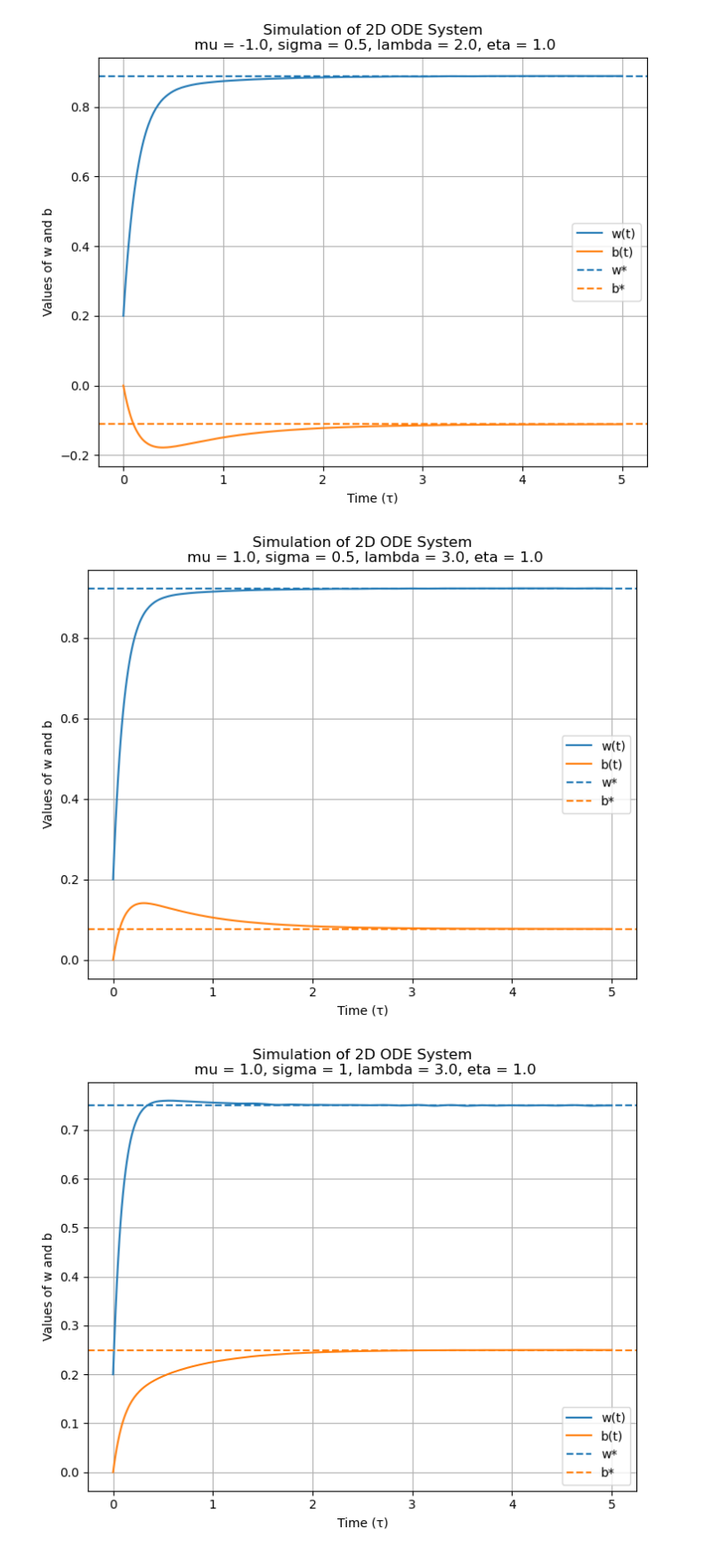
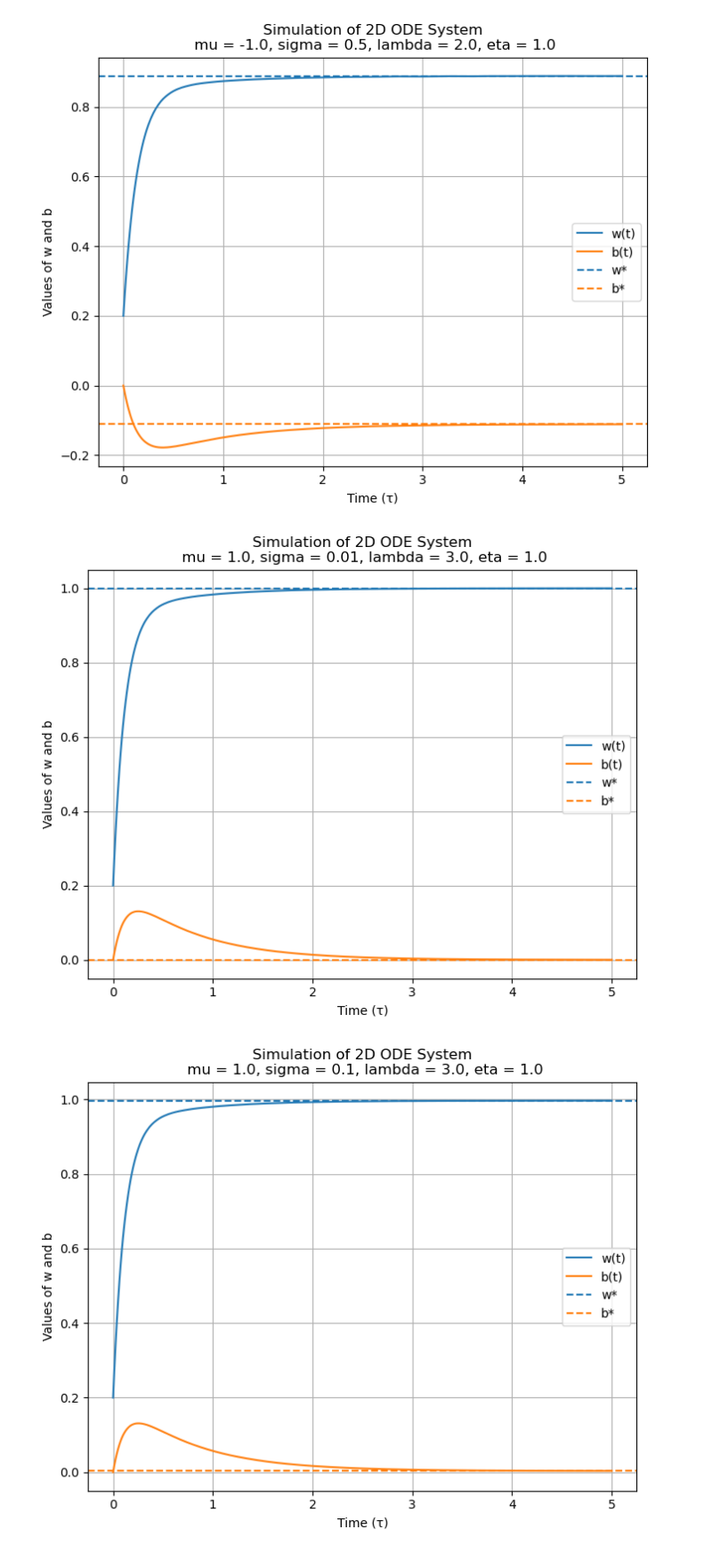
Before and after one commit to Animadversio/DiffusionLearningCurve, a Jupyter notebook: notebook/mean_cov_entanglement.ipynb, the cells around one changed output. Shown at 89% size. Cells and saved outputs as stored; diff of their text form; code cells hidden in the pictures.

```diff
--- a/notebook/mean_cov_entanglement.ipynb
+++ b/notebook/mean_cov_entanglement.ipynb
@@ -104,11 +104,12 @@ simulate_ode(mu = -1.0, sigma = 0.5, lambda_ = 2.0, eta = 1.0, y0= [0.2, 0], t_s
 # %% [output]
 [figure]
 # %%
+simulate_ode(mu = 1.0, sigma = 0.01, lambda_ = 3.0, eta = 1.0, y0= [0.2, 0], t_span= [0, 5])
+simulate_ode(mu = 1.0, sigma = 0.1, lambda_ = 3.0, eta = 1.0, y0= [0.2, 0], t_span= [0, 5])
 simulate_ode(mu = 1.0, sigma = 0.5, lambda_ = 3.0, eta = 1.0, y0= [0.2, 0], t_span= [0, 5])
 simulate_ode(mu = 1.0, sigma = 1, lambda_ = 3.0, eta = 1.0, y0= [0.2, 0], t_span= [0, 5])
-simulate_ode(mu = 1.0, sigma = 2, lambda_ = 3.0, eta = 1.0, y0= [0.2, 0], t_span= [0, 5])
 simulate_ode(mu = 1.0, sigma = 4, lambda_ = 3.0, eta = 1.0, y0= [0.2, 0], t_span= [0, 5])
 simulate_ode(mu = 1.0, sigma = 8, lambda_ = 3.0, eta = 1.0, y0= [0.2, 0], t_span= [0, 5])
 # %% [output]
-[figure, old version]
+[figure, new version]
-[figure, old version]
+[figure, new version]
```
Also changed, not shown: parts of 3 cells of this notebook, 1 other file.
